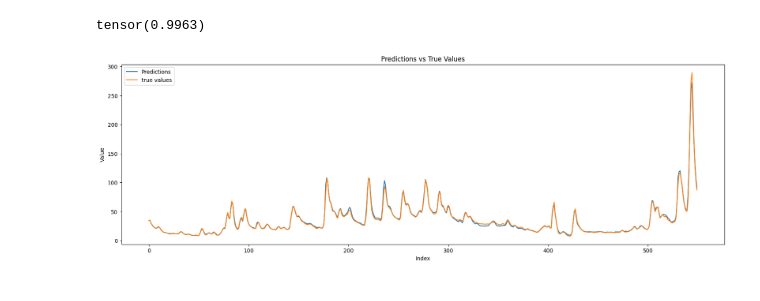
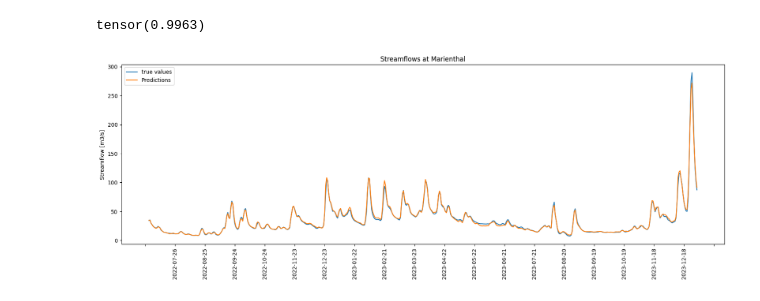
Before and after one commit to henrifnk/Seminar_ClimateNStatistics, a Jupyter notebook: work/07-hydroLSTM/notebooks/data_test.ipynb, the cells around one changed output. Drawn from its saved outputs; the diff is of its cells as text; code cells hidden in the pictures.

Commit message:
small changes to visualization for upcoming midsemester presentation

```diff
--- a/work/07-hydroLSTM/notebooks/data_test.ipynb
+++ b/work/07-hydroLSTM/notebooks/data_test.ipynb
@@ -256,4 +255,4 @@ trainer.fit(
 # %%
 best_model_path = trainer.checkpoint_callback.best_model_path
 #os.path.join(,'lightning_logs','version_9','checkpoints','epoch=9-step=680.ckpt')
-best_lstm = LSTMModel.load_from_checkpoint(best_model_path)
+best_lstm = LSTMModel.load_from_checkpoint(os.path.join(best_model_path,'lightning_logs','version_23','checkpoints','epoch=19-step=680.ckpt'))
@@ -293,22 +289,27 @@ kge(predictions.y[0].view(-1, 1).squeeze(),predictions.output.squeeze())
 # %% [output]
 tensor(0.9963)
 # %%
+import matplotlib.dates as mdates
+
 predictions_np = predictions.output.squeeze().numpy()
 true_values_np = predictions.y[0].view(-1, 1).squeeze().numpy()
 
 # Plotting
 
 plt.figure(figsize=(20, 6))
+# stream.set_index('Datum', inplace=True)
+
+plt.plot(stream.index[-550:],stream['15207507_smooth'].iloc[-550:].values,  label = 'true values')
+
 plt.plot(predictions_np, label='Predictions')
-plt.plot(stream['15207507_smooth'].iloc[-550:].values, label = 'true values')
-# plt.plot(stream['15207507'].rolling(window = 3).mean().iloc[-550:].values, 0.2)
 
 
+plt.ylabel('Streamflow [m3/s]')
+plt.title('Streamflows at Marienthal')
 
-plt.xlabel('Index')
-plt.ylabel('Value')
-plt.title('Predictions vs True Values')
+plt.gca().xaxis.set_major_locator(mdates.DayLocator(interval=30))
 plt.legend()
+plt.xticks(rotation=90)
 plt.show()
 # %% [output]
-[figure, old version]
+[figure, new version]
```
Also changed, not shown: parts of 3 cells of this notebook.
